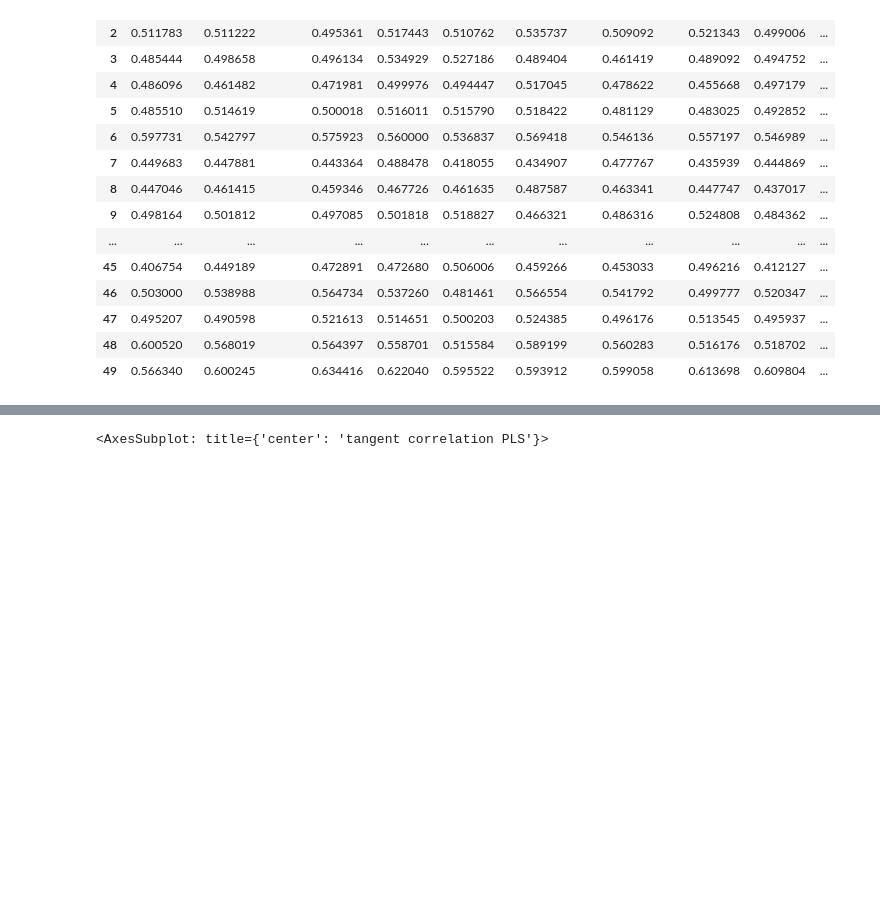
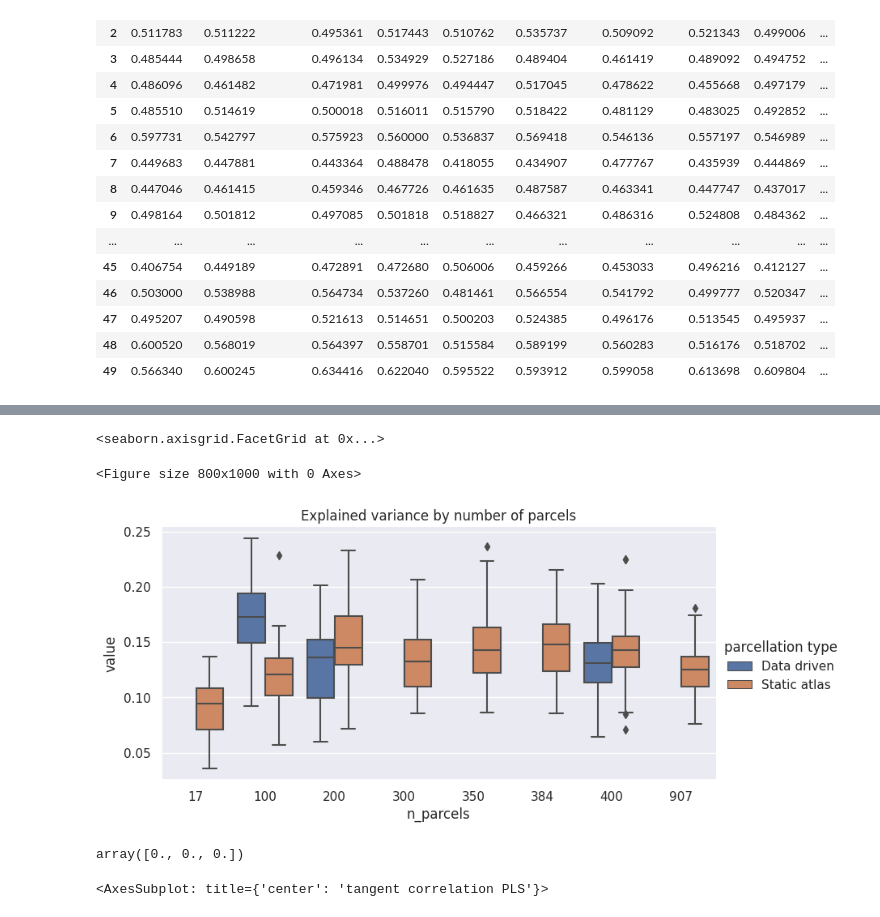
Before and after one commit to samuelheczko/Ridge-Regression-Predictions, a Jupyter notebook: analysis_notebook.ipynb, the cells around one changed output, grey strips where cells are left out. Saved outputs shown, nothing was run; the diff lists cells and outputs as text; code cells hidden in the pictures; blank space fills up the shorter version.

```diff
--- a/analysis_notebook.ipynb
+++ b/analysis_notebook.ipynb
@@ -278,0 +297,50 @@ print(tang_df_ridge[tang_df_svm.columns].mean().mean( ))
+# %%
+
+stat_atlases = np.array(['Yeo_17','AAL','Slab907','CPAC200', 'DS00350','AICHAJoliot2015','300ROis','Schaefer400'])
+
+data_driven = np.array(['DictLearn400','DictLearn200','DictLearn100'])
+def n_parcels(atlas):
+    if atlas == 'DictLearn400':
+        return 400
+    if atlas == 'DictLearn200':
+        return 200
+    if atlas == 'DictLearn100':
+        return 100
+    if atlas == 'Yeo_17':
+        return 17
+    if atlas == 'AAL':
+        return 100
+    if atlas == 'Slab907':
+        return 907
+    if atlas == 'CPAC200':
+        return 200
+    if atlas == 'DS00350':
+        return 350
+    if atlas == 'AICHAJoliot2015':
+        return 384
+    if atlas == '300ROis':
+        return 300
+    if atlas == 'Schaefer400':
+        return 400
+
+datadirven_df = tang_df_ridge[data_driven]
+datadirven_df = datadirven_df.melt(var_name = 'parcellation')
+datadirven_df['n_parcels'] = datadirven_df.parcellation.map(n_parcels)
+
+atlas_df = tang_df_ridge[stat_atlases]
+atlas_df = atlas_df.melt(var_name = 'parcellation')
+atlas_df['n_parcels'] = atlas_df.parcellation.map(n_parcels)
+
+combined_df = pd.concat({'Data driven':datadirven_df,'Static atlas':atlas_df},names = ['parcellation type','old_index'])
+combined_df = combined_df.reset_index(level = 0).reset_index(drop = True)
+
+
+fig = plt.figure(figsize = (8,10))
+#sns.pointplot(data = combined_df.loc['data_driven'],x = 'n_parcels', y = 'value',hue = 'parcellation')
+#sns.pointplot(data = combined_df.loc['atlas'],x = 'n_parcels', y = 'value',hue = 'parcellation')
+
+sns.catplot(data = combined_df, x = 'n_parcels', y = 'value',kind = 'box',hue = 'parcellation type',aspect= 2, height=4).set(title = 'Explained variance by number of parcels')
+# %% [output]
+<seaborn.axisgrid.FacetGrid at 0x...>
+<Figure size 800x1000 with 0 Axes>
+[figure, added]
@@ -279,3 +354,7 @@ print(tang_df_ridge[tang_df_svm.columns].mean().mean( ))
+# %%
+data_driven_parcel_n
+# %% [output]
+array([0., 0., 0.])
 # %%
 sns.set(rc = {'figure.figsize':(17,8)})
 
```
Also changed, not shown: parts of 28 cells of this notebook, 2 other files.
